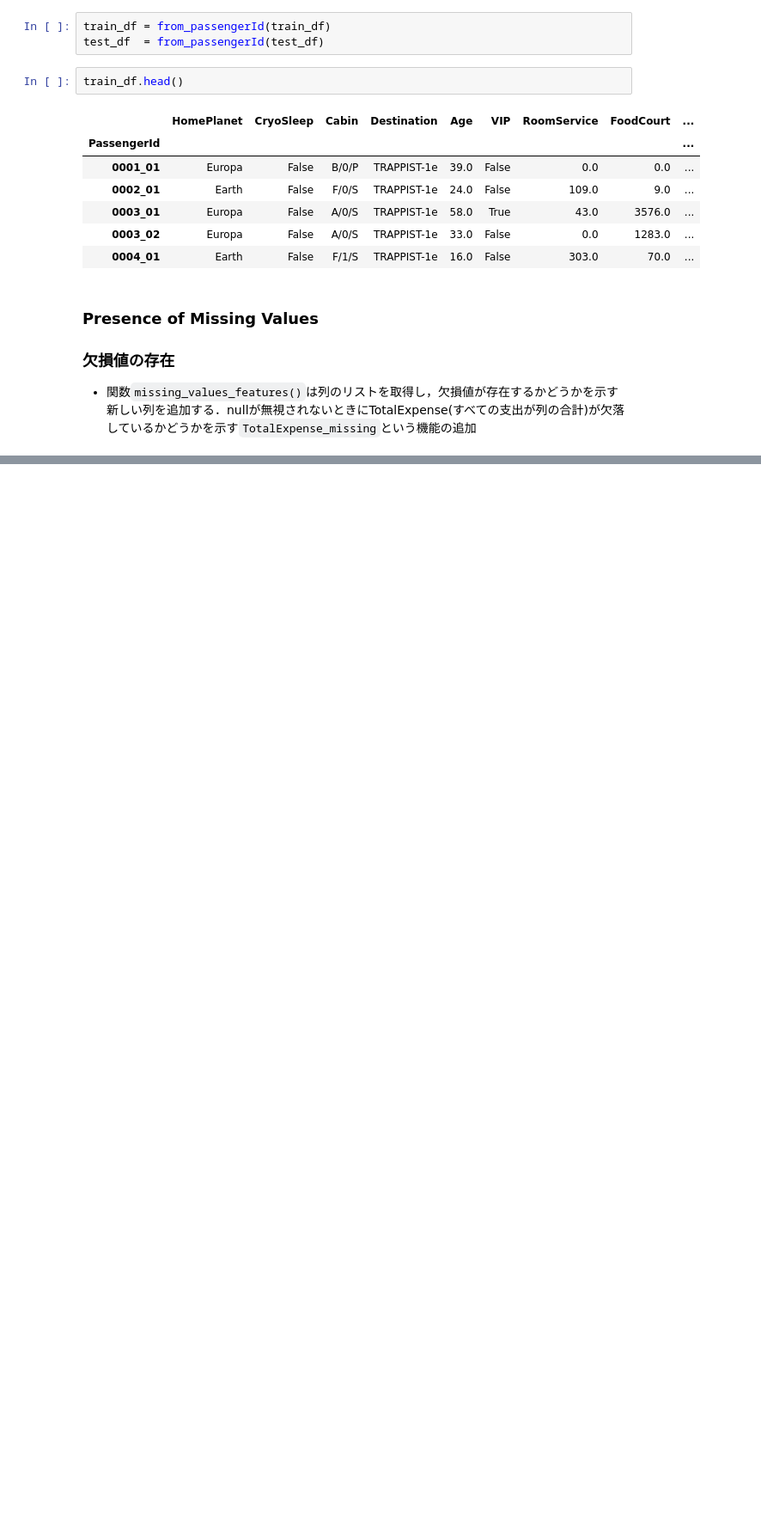
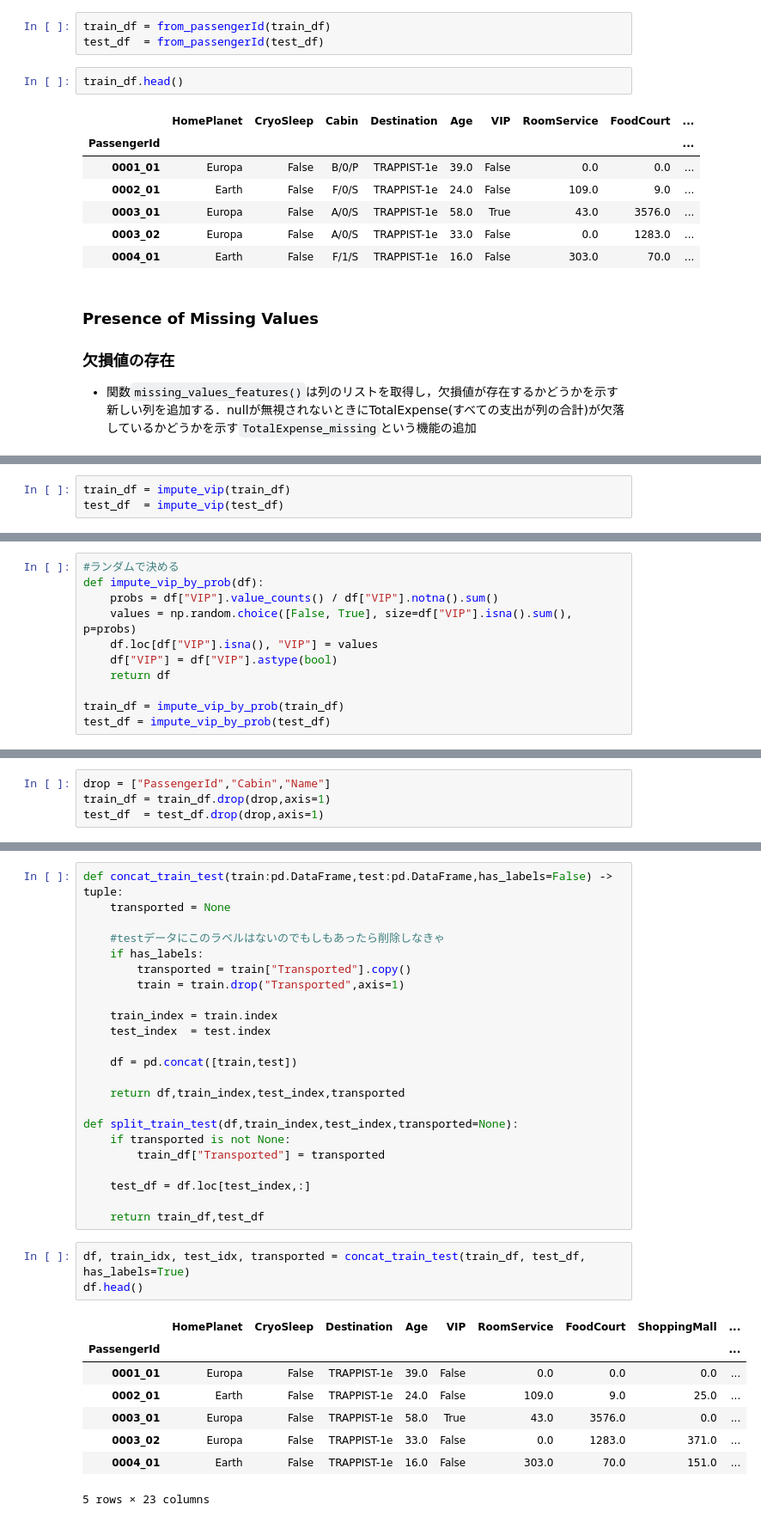
Before and after one commit to Ryo-Suzukii/spaceship_titanic, a Jupyter notebook: main.ipynb, the cells around one changed output, grey strips where cells are left out. Shown at 86% size. Drawn from its saved outputs; the diff is of its cells as text; blank space fills up the shorter version.

```diff
--- a/main.ipynb
+++ b/main.ipynb
@@ -128,0 +267,3 @@ def missing_value_features(df:pd.DataFrame,columns:list,expenditure_columns:list
+# %%
+train_df = impute_vip(train_df)
+test_df  = impute_vip(test_df)
@@ -128,0 +274,11 @@ def missing_value_features(df:pd.DataFrame,columns:list,expenditure_columns:list
+# %%
+#ランダムで決める
+def impute_vip_by_prob(df):
+    probs = df["VIP"].value_counts() / df["VIP"].notna().sum()
+    values = np.random.choice([False, True], size=df["VIP"].isna().sum(), p=probs)
+    df.loc[df["VIP"].isna(), "VIP"] = values
+    df["VIP"] = df["VIP"].astype(bool)
+    return df
+
+train_df = impute_vip_by_prob(train_df)
+test_df = impute_vip_by_prob(test_df)
@@ -128,0 +292,4 @@ def missing_value_features(df:pd.DataFrame,columns:list,expenditure_columns:list
+# %%
+drop = ["PassengerId","Cabin","Name"]
+train_df = train_df.drop(drop,axis=1)
+test_df  = test_df.drop(drop,axis=1)
@@ -128,0 +321,35 @@ def missing_value_features(df:pd.DataFrame,columns:list,expenditure_columns:list
+# %%
+def concat_train_test(train:pd.DataFrame,test:pd.DataFrame,has_labels=False) -> tuple:
+    transported = None
+
+    #testデータにこのラベルはないのでもしもあったら削除しなきゃ
+    if has_labels:
+        transported = train["Transported"].copy()
+        train = train.drop("Transported",axis=1)
+
+    train_index = train.index
+    test_index  = test.index
+
+    df = pd.concat([train,test])
+
+    return df,train_index,test_index,transported
+
+def split_train_test(df,train_index,test_index,transported=None):
+    if transported is not None:
+        train_df["Transported"] = transported
+
+    test_df = df.loc[test_index,:]
+
+    return train_df,test_df
+# %%
+df, train_idx, test_idx, transported = concat_train_test(train_df, test_df, has_labels=True)
+df.head()
+# %% [output]
+|  | HomePlanet | CryoSleep | Destination | Age | VIP | RoomService | FoodCourt | ShoppingMall | ... |
+| PassengerId |  |  |  |  |  |  |  |  | ... |
+| 0001_01 | Europa | False | TRAPPIST-1e | 39.0 | False | 0.0 | 0.0 | 0.0 | ... |
+| 0002_01 | Earth | False | TRAPPIST-1e | 24.0 | False | 109.0 | 9.0 | 25.0 | ... |
+| 0003_01 | Europa | False | TRAPPIST-1e | 58.0 | True | 43.0 | 3576.0 | 0.0 | ... |
+| 0003_02 | Europa | False | TRAPPIST-1e | 33.0 | False | 0.0 | 1283.0 | 371.0 | ... |
+| 0004_01 | Earth | False | TRAPPIST-1e | 16.0 | False | 303.0 | 70.0 | 151.0 | ... |
+5 rows × 23 columns
```
Also changed, not shown: parts of 28 cells of this notebook.
